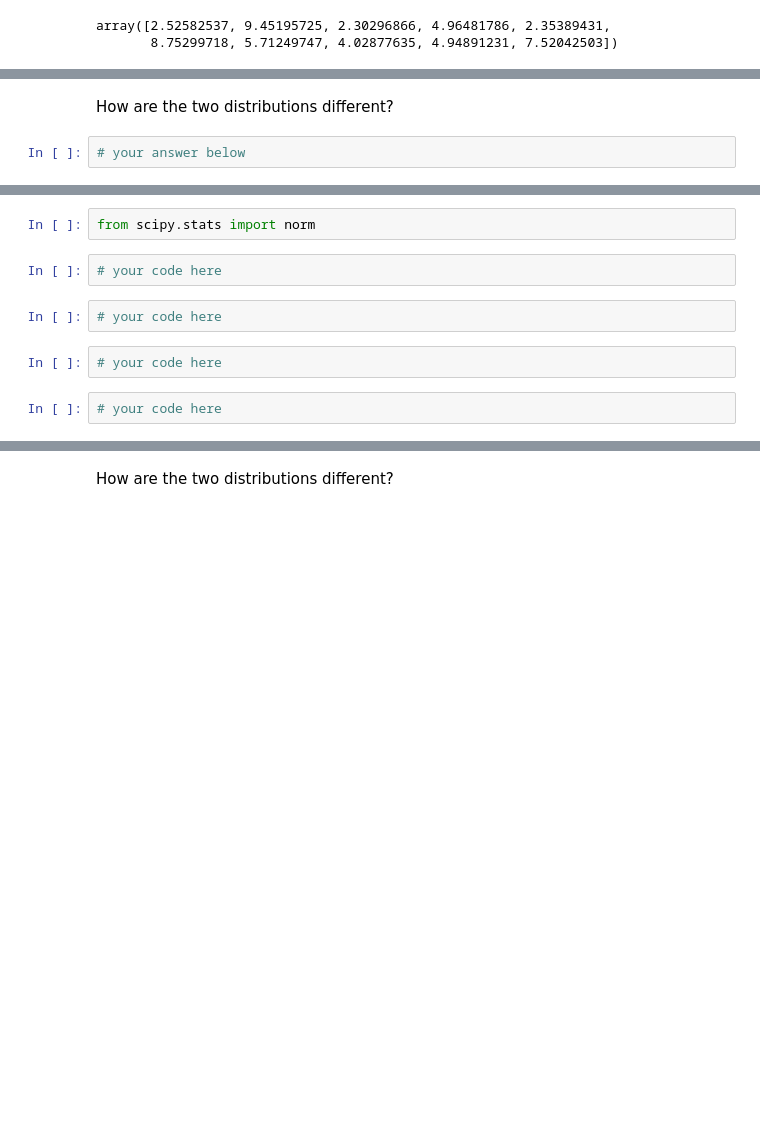
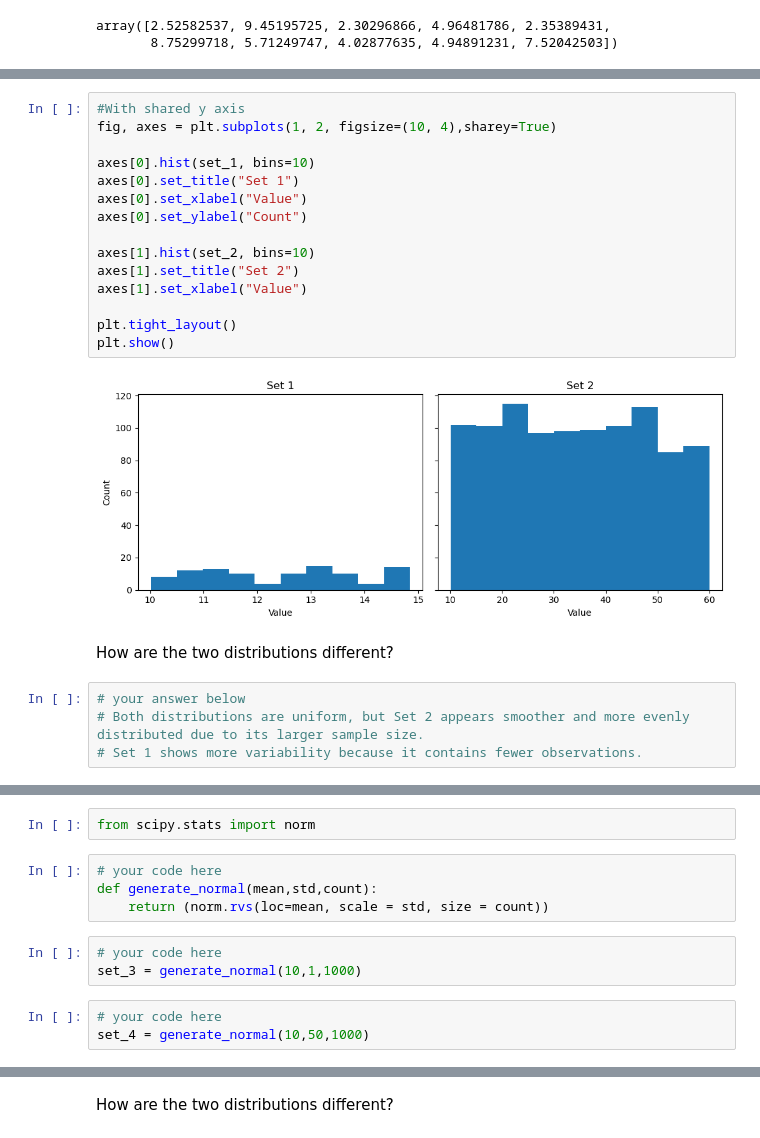
Before and after one commit to aitor-vergaramartin/lab-continuous-probability-distributions-en, a Jupyter notebook: your-code/main.ipynb, the cells around one changed output, grey strips where cells are left out. Saved outputs shown, nothing was run; the diff lists cells and outputs as text; blank space fills up the shorter version.

```diff
--- a/your-code/main.ipynb
+++ b/your-code/main.ipynb
@@ -56,7 +82,26 @@ Your output should look like below:
+# %%
+#With shared y axis
+fig, axes = plt.subplots(1, 2, figsize=(10, 4),sharey=True)
+
+axes[0].hist(set_1, bins=10)
+axes[0].set_title("Set 1")
+axes[0].set_xlabel("Value")
+axes[0].set_ylabel("Count")
+
+axes[1].hist(set_2, bins=10)
+axes[1].set_title("Set 2")
+axes[1].set_xlabel("Value")
+
+plt.tight_layout()
+plt.show()
+# %% [output]
+[figure, added]
 # %% [markdown]
 How are the two distributions different?
-# %%
-# your answer below
+# %%
+# your answer below
+# Both distributions are uniform, but Set 2 appears smoother and more evenly distributed due to its larger sample size.
+# Set 1 shows more variability because it contains fewer observations.
 # %% [markdown]
 ## Normal Distribution
 
@@ -70,11 +115,13 @@ Expected output:
 ![normal distribution](nd.png)
 # %%
 from scipy.stats import norm
+# %%
+# your code here
+def generate_normal(mean,std,count):
+    return (norm.rvs(loc=mean, scale = std, size = count))
 # %%
 # your code here
+set_3 = generate_normal(10,1,1000)
 # %%
 # your code here
+set_4 = generate_normal(10,50,1000)
-# %%
-# your code here
-# %%
-# your code here
```
Also changed, not shown: parts of 39 cells of this notebook.
